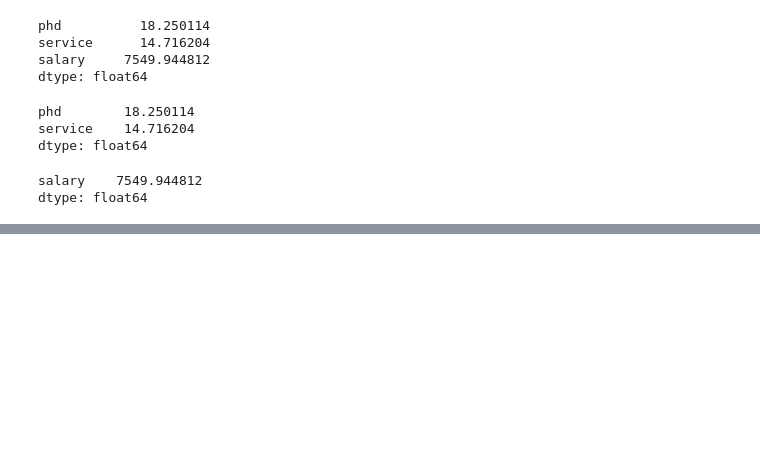
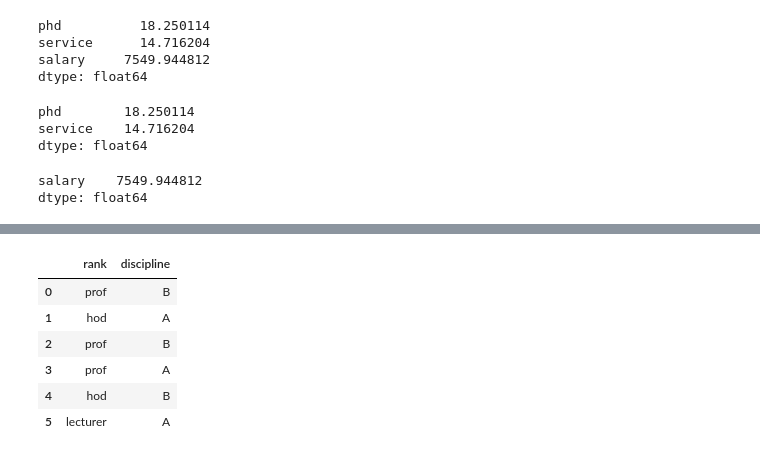
Before and after one commit to Netra-Tek/Data-Analysis, a Jupyter notebook: EmployeeAnalysis.ipynb, the cells around one changed output, grey strips where cells are left out. Cells and saved outputs as stored; diff of their text form; code cells hidden in the pictures; blank space fills up the shorter version.

```diff
--- a/EmployeeAnalysis.ipynb
+++ b/EmployeeAnalysis.ipynb
@@ -120,0 +211,13 @@ Name: sex, dtype: object
+# %%
+#select only two columns from data frame , also know as Slicing
+#When we need to select more than one column and/or make the output to be a
+#DataFrame, we should use double brackets:
+df[['rank','discipline']]
+# %% [output]
+|  | rank | discipline |
+| 0 | prof | B |
+| 1 | hod | A |
+| 2 | prof | B |
+| 3 | prof | A |
+| 4 | hod | B |
+| 5 | lecturer | A |
```
Also changed, not shown: parts of 23 cells of this notebook.
